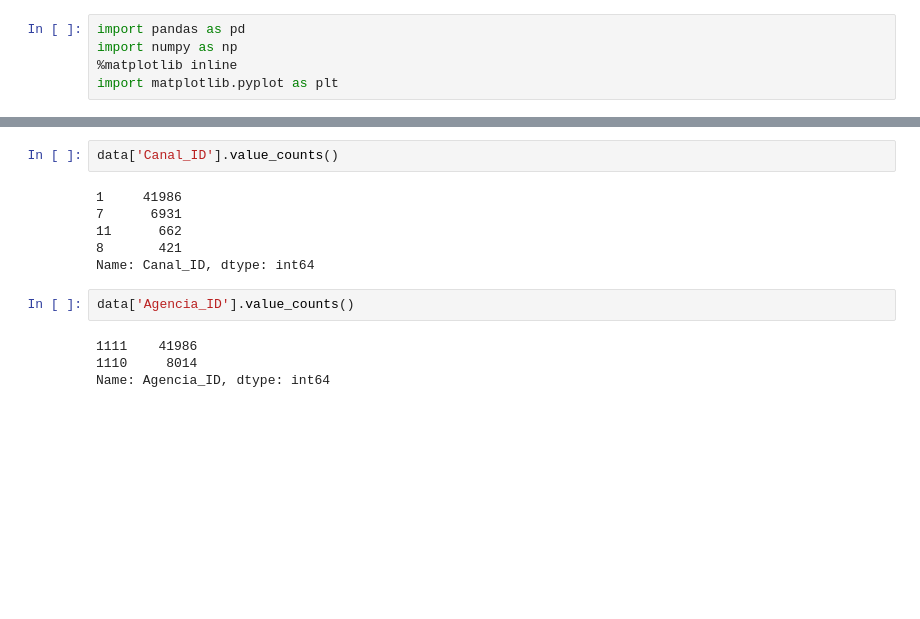
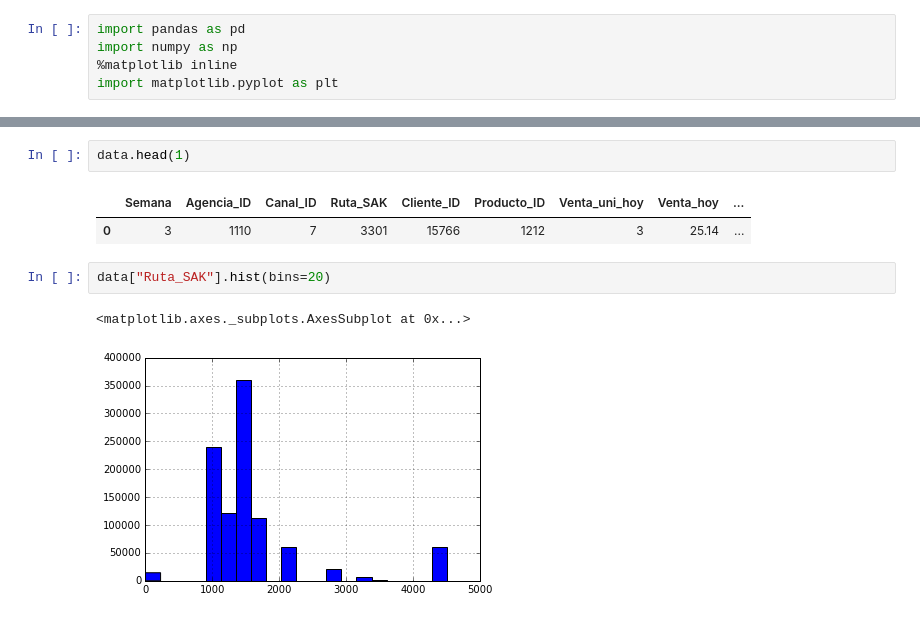
Before and after one commit to lobox7/bimbollo, a Jupyter notebook: bimbollo/notebooks/Bimbo.ipynb, the cells around one changed output, grey strips where cells are left out. Cells and saved outputs as stored; diff of their text form; blank space fills up the shorter version.

```diff
--- a/bimbollo/notebooks/Bimbo.ipynb
+++ b/bimbollo/notebooks/Bimbo.ipynb
@@ -20,14 +20,10 @@ data.describe(include="all")
-# %%
-data['Canal_ID'].value_counts()
-# %% [output]
-1     41986
-7      6931
-11      662
-8       421
-Name: Canal_ID, dtype: int64
-# %%
-data['Agencia_ID'].value_counts()
-# %% [output]
-1111    41986
-1110     8014
-Name: Agencia_ID, dtype: int64
+# %%
+data.head(1)
+# %% [output]
+|  | Semana | Agencia_ID | Canal_ID | Ruta_SAK | Cliente_ID | Producto_ID | Venta_uni_hoy | Venta_hoy | ... |
+| 0 | 3 | 1110 | 7 | 3301 | 15766 | 1212 | 3 | 25.14 | ... |
+# %%
+data["Ruta_SAK"].hist(bins=20)
+# %% [output]
+<matplotlib.axes._subplots.AxesSubplot at 0x...>
+[figure, added]
```
Also changed, not shown: parts of 6 cells of this notebook, 1 other file.
